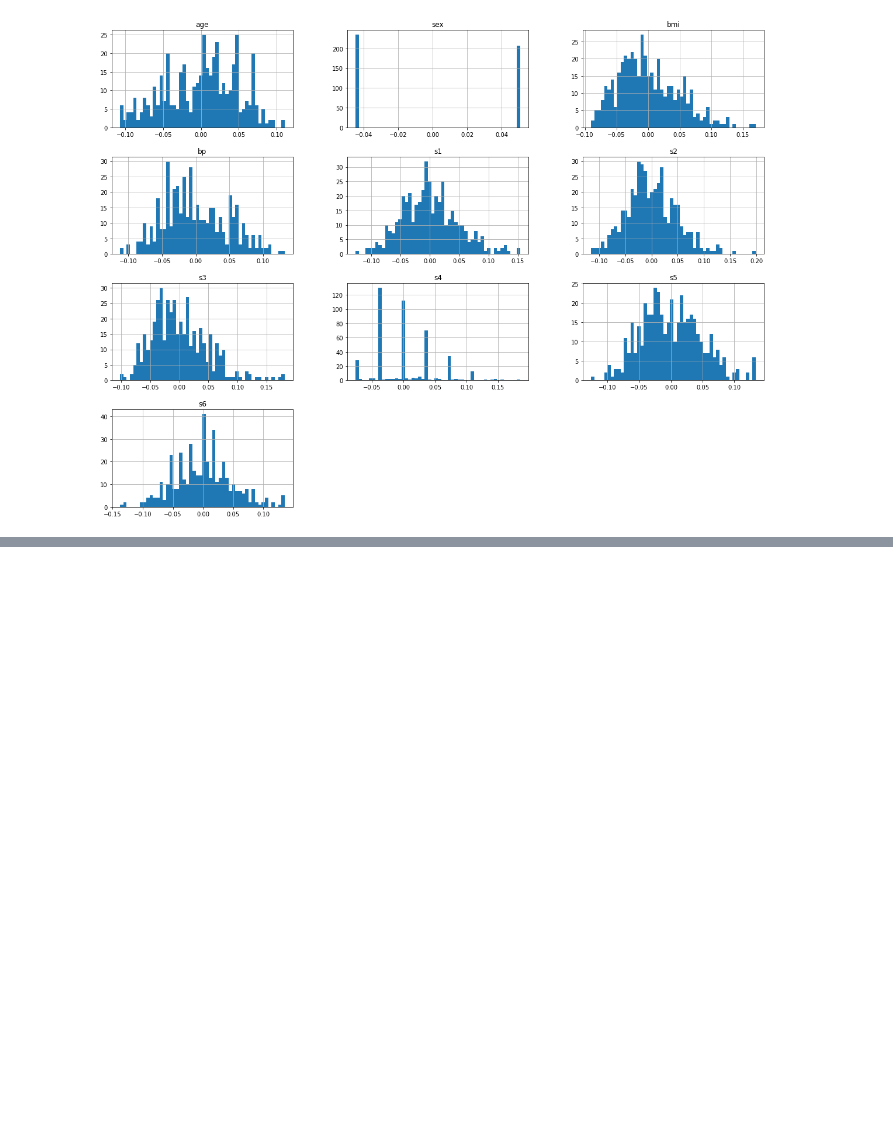
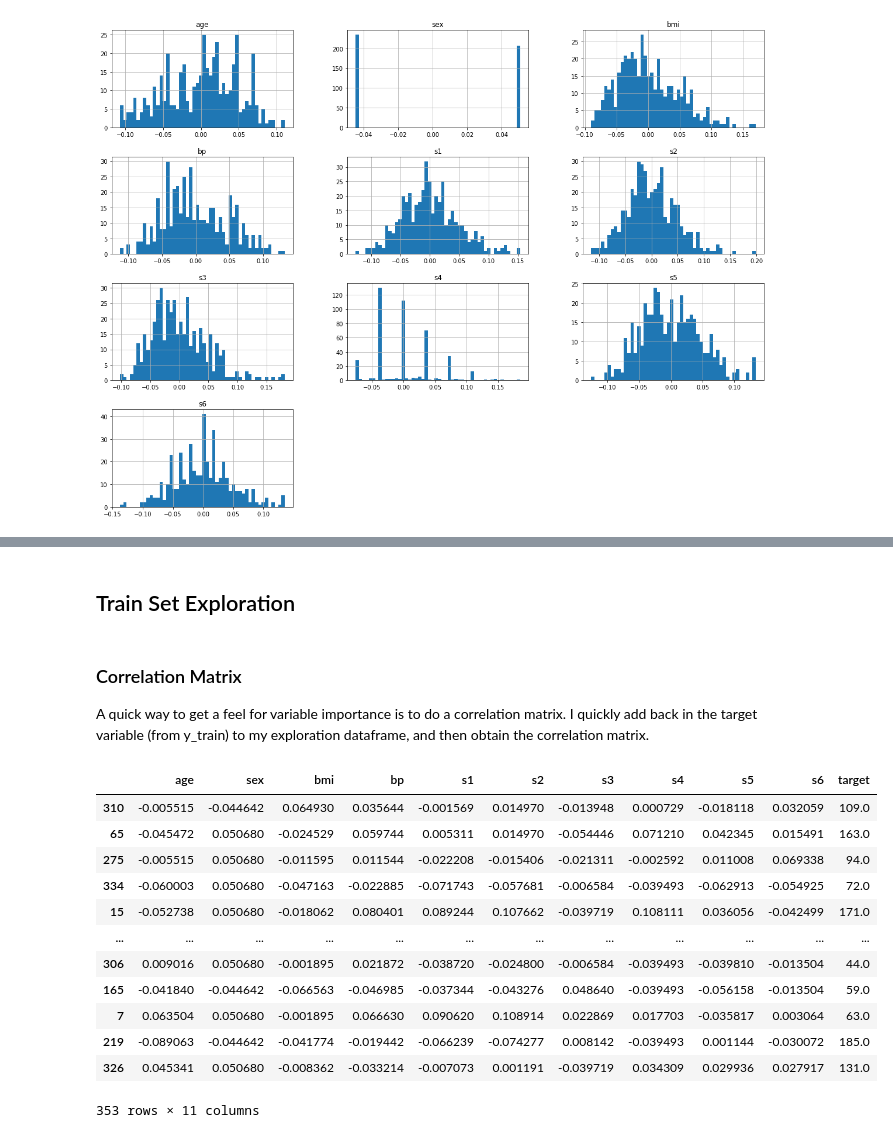
Before and after one commit to leej11/sklearn-diabetes, a Jupyter notebook: diabetes_regression.ipynb, the cells around one changed output, grey strips where cells are left out. Drawn from its saved outputs; the diff is of its cells as text; code cells hidden in the pictures; blank space fills up the shorter version.

```diff
--- a/diabetes_regression.ipynb
+++ b/diabetes_regression.ipynb
@@ -79,2 +112,2 @@ plt.show()
 # %%
-diab_df['target'].hist()
+target = diab_df['target']
@@ -103,0 +143,9 @@ array([151.,  75., 141., 206., 135.,  97., 138.,  63., 110., 310., 101.,
+# %%
+X_train, X_test, y_train, y_test = train_test_split(
+    features,
+    target,
+    test_size = 0.2,
+    random_state=40
+)
+# %% [markdown]
+## Train Set Exploration
@@ -103,0 +154,5 @@ array([151.,  75., 141., 206., 135.,  97., 138.,  63., 110., 310., 101.,
+# %% [markdown]
+### Correlation Matrix
+
+A quick way to get a feel for variable importance is to do a correlation matrix.
+I quickly add back in the target variable (from y_train) to my exploration dataframe, and then obtain the correlation matrix.
@@ -103,0 +161,16 @@ array([151.,  75., 141., 206., 135.,  97., 138.,  63., 110., 310., 101.,
+# %%
+diabetes_explore
+# %% [output]
+|  | age | sex | bmi | bp | s1 | s2 | s3 | s4 | s5 | s6 | target |
+| 310 | -0.005515 | -0.044642 | 0.064930 | 0.035644 | -0.001569 | 0.014970 | -0.013948 | 0.000729 | -0.018118 | 0.032059 | 109.0 |
+| 65 | -0.045472 | 0.050680 | -0.024529 | 0.059744 | 0.005311 | 0.014970 | -0.054446 | 0.071210 | 0.042345 | 0.015491 | 163.0 |
+| 275 | -0.005515 | 0.050680 | -0.011595 | 0.011544 | -0.022208 | -0.015406 | -0.021311 | -0.002592 | 0.011008 | 0.069338 | 94.0 |
+| 334 | -0.060003 | 0.050680 | -0.047163 | -0.022885 | -0.071743 | -0.057681 | -0.006584 | -0.039493 | -0.062913 | -0.054925 | 72.0 |
+| 15 | -0.052738 | 0.050680 | -0.018062 | 0.080401 | 0.089244 | 0.107662 | -0.039719 | 0.108111 | 0.036056 | -0.042499 | 171.0 |
+| ... | ... | ... | ... | ... | ... | ... | ... | ... | ... | ... | ... |
+| 306 | 0.009016 | 0.050680 | -0.001895 | 0.021872 | -0.038720 | -0.024800 | -0.006584 | -0.039493 | -0.039810 | -0.013504 | 44.0 |
+| 165 | -0.041840 | -0.044642 | -0.066563 | -0.046985 | -0.037344 | -0.043276 | 0.048640 | -0.039493 | -0.056158 | -0.013504 | 59.0 |
+| 7 | 0.063504 | 0.050680 | -0.001895 | 0.066630 | 0.090620 | 0.108914 | 0.022869 | 0.017703 | -0.035817 | 0.003064 | 63.0 |
+| 219 | -0.089063 | -0.044642 | -0.041774 | -0.019442 | -0.066239 | -0.074277 | 0.008142 | -0.039493 | 0.001144 | -0.030072 | 185.0 |
+| 326 | 0.045341 | 0.050680 | -0.008362 | -0.033214 | -0.007073 | 0.001191 | -0.039719 | 0.034309 | 0.029936 | 0.027917 | 131.0 |
+353 rows × 11 columns
```
Also changed, not shown: parts of 54 cells of this notebook.
